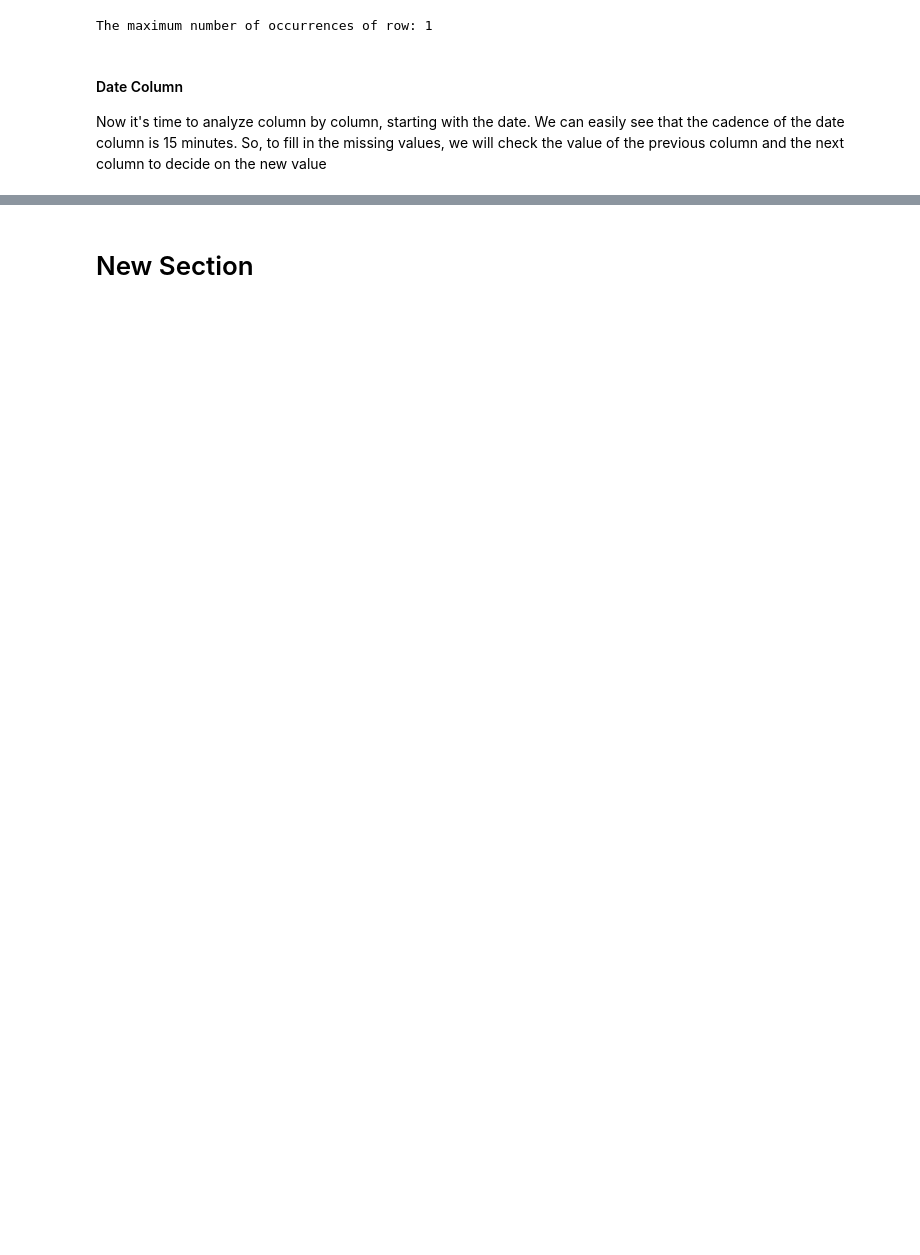
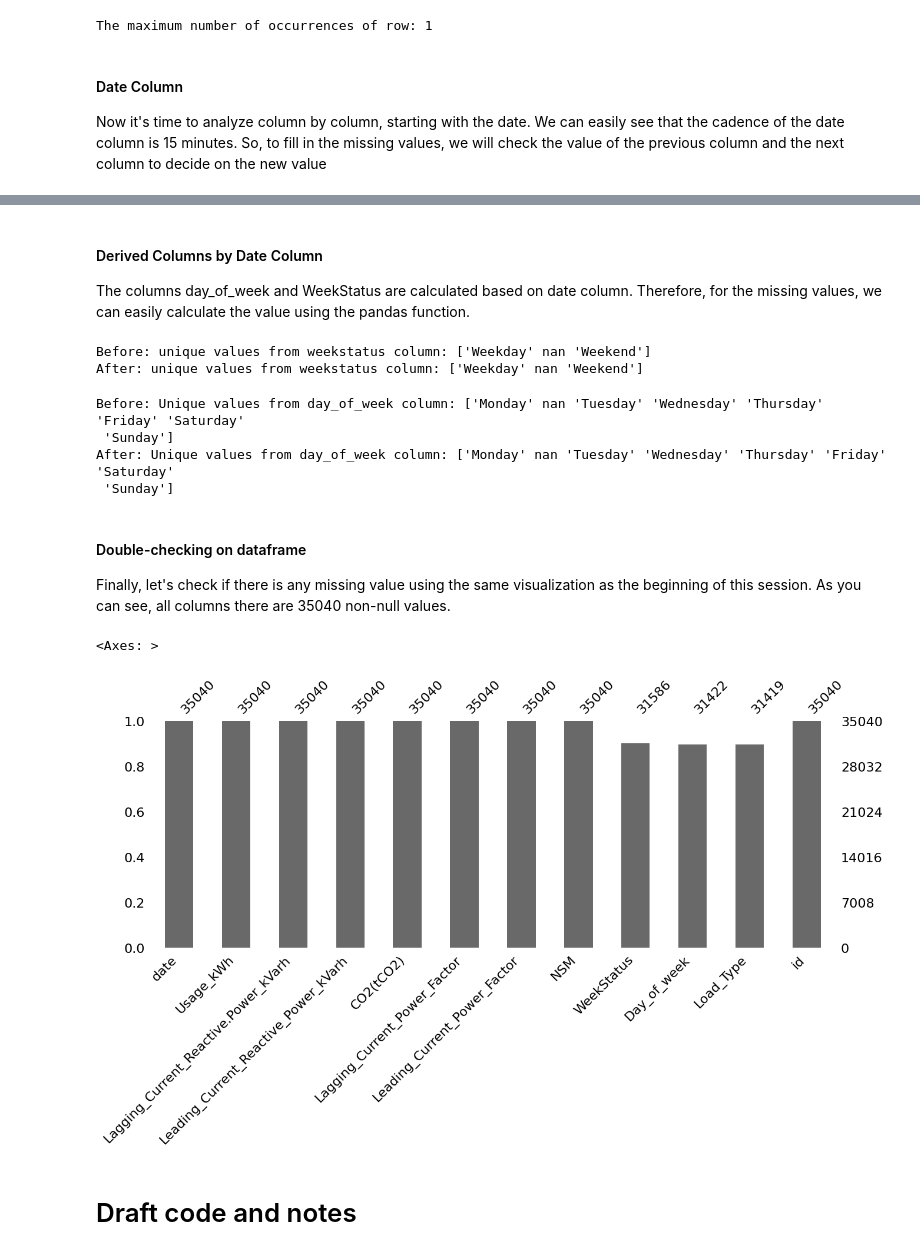
Before and after one commit to martinsphl/MAI5035, a Jupyter notebook: TAREFA_1_1.ipynb, the cells around one changed output, grey strips where cells are left out. Saved outputs shown, nothing was run; the diff lists cells and outputs as text; code cells hidden in the pictures; blank space fills up the shorter version.

```diff
--- a/TAREFA_1_1.ipynb
+++ b/TAREFA_1_1.ipynb
@@ -86,6 +85,0 @@ First, let's sort the data table based on the two most plausible columns: id and
-# %%
-# Sort the data based on date column
-df = df.sort_values(by='date').reset_index(drop=True)
-
-# Checking if the result makes sense
-print(df.date.head(5).to_markdown())
@@ -111,12 +95,12 @@ The maximum number of occurrences of row: 1
 
 Now it's time to analyze column by column, starting with the date. We can easily see that the cadence of the date column is 15 minutes. So, to fill in the missing values, we will check the value of the previous column and the next column to decide on the new value
 # %%
-# REVIEW THIS TOPIC - IT IS WRONG
-
 # Change the column type to be able to apply some arithmetic to this column
 df['date'] = pd.to_datetime(df['date'], format="%d/%m/%Y %H:%M", errors='coerce')
 
 # Fill missing values based on the previous filled value
 while df['date'].isnull().any():
     df['date'].fillna(df['date'].shift() + pd.Timedelta(minutes=15), inplace=True)
-    df['date'].fillna(df['date'].shift(-1) - pd.Timedelta(minutes=15), inplace=True)
+
+# Check how many missing values there are in the column date
+print(f"Total missing values: {df[df.date.isna()].shape[0]}")
@@ -198,2 +176,35 @@ for i in range(1,8):
-# %% [markdown]
-# New Section
+# %% [markdown]
+#### Derived Columns by Date Column
+
+The columns day_of_week and WeekStatus are calculated based on date column. Therefore, for the missing values, we can easily calculate the value using the pandas function.
+# %%
+# REVIEW THIS CODE
+print(f"Before: unique values from weekstatus column: {df.iloc[:, 8].unique()}")
+mask = df.iloc[:, 8].isna()
+df[mask].iloc[:, 8] = df[mask].date.dt.dayofweek.apply(lambda x: 'Weekday' if x < 5 else 'Weekend')
+print(f"After: unique values from weekstatus column: {df.iloc[:, 8].unique()}")
+# %% [output]
+Before: unique values from weekstatus column: ['Weekday' nan 'Weekend']
+After: unique values from weekstatus column: ['Weekday' nan 'Weekend']
+# %%
+# REVIEW THIS CODE
+print(f"Before: Unique values from day_of_week column: {df.iloc[:, 9].unique()}")
+mask = df.iloc[:, 9].isna()
+df[mask].iloc[:, 9] = df[mask].date.dt.day_name()
+print(f"After: Unique values from day_of_week column: {df.iloc[:, 9].unique()}")
+# %% [output]
+Before: Unique values from day_of_week column: ['Monday' nan 'Tuesday' 'Wednesday' 'Thursday' 'Friday' 'Saturday'
+ 'Sunday']
+After: Unique values from day_of_week column: ['Monday' nan 'Tuesday' 'Wednesday' 'Thursday' 'Friday' 'Saturday'
+ 'Sunday']
+# %% [markdown]
+#### Double-checking on dataframe
+
+Finally, let's check if there is any missing value using the same visualization as the beginning of this session. As you can see, all columns there are 35040 non-null values.
+# %%
+ms.bar(df, figsize=(15,5))
+# %% [output]
+<Axes: >
+[figure, added]
+# %% [markdown]
+# Draft code and notes
```
Also changed, not shown: parts of 9 cells of this notebook.
